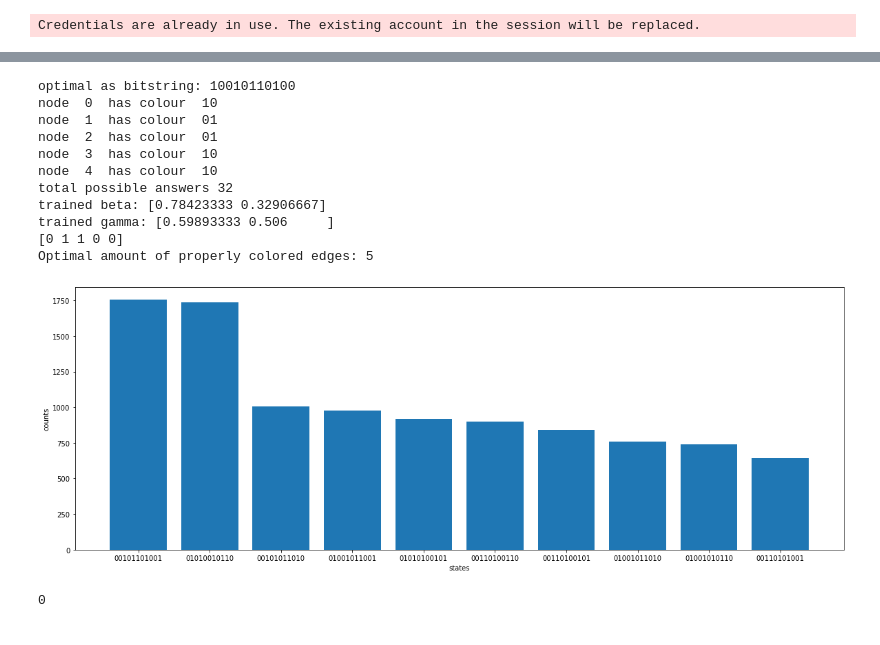
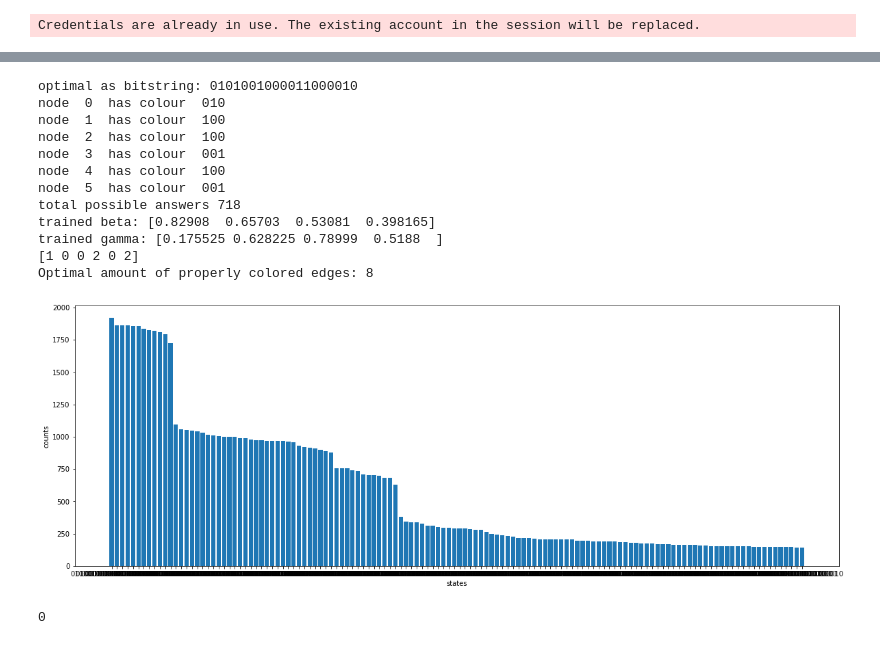
Before and after one commit to XunyiZhao/Quantum_Information_Project, a Jupyter notebook: k-colorable-subgraph.ipynb, the cells around one changed output, grey strips where cells are left out. Drawn from its saved outputs; the diff is of its cells as text; code cells hidden in the pictures.

```diff
--- a/k-colorable-subgraph.ipynb
+++ b/k-colorable-subgraph.ipynb
@@ -220,12 +222,12 @@ class k_color:
         plt.show()
 # %%
 #Hard to color: Prism
-#G = nx.Graph([(0,1),(1,2),(2,3),(0,3),(0,4),(3,4),(2,5),(1,5),(4,5)])
+G = nx.Graph([(0,1),(1,2),(2,3),(0,3),(0,4),(3,4),(2,5),(1,5),(4,5)])
 
 #nice testing graph
-G = nx.Graph([(0,1),(1,2),(1,3),(0,2),(2,4),(1,4)])
+#G = nx.Graph([(0,1),(1,2),(1,3),(0,2),(2,4),(1,4)])
 
-#G = nx.Graph([(0,1),(1,2),(2,3),(0,3)])
+#G = nx.Graph([(0,1),(1,2),(0,2)])
 k_col = k_color(G)
 k_col.draw()
 #k_col.build_circuit(2,[1],[2])
@@ -235,6 +237,6 @@ k_col.draw()
 # %%
 %%time
-curve = k_col.train(k = 2, opt_rounds=30, depth = 2, sims = 15000, learning_rate = 0.01)
+curve = k_col.train(k = 3, opt_rounds=100, depth = 4, sims = 100000, learning_rate = 0.01)
 plt.plot(curve)
 plt.ylabel('expect value')
 plt.xlabel('opt_rounds')
@@ -246,7 +248,7 @@ Wall time: 58.1 s
 #plot_histogram(k_col.counts, title="Bell initial statevector")
 
 counts = k_col.counts
-k=2
+k=3
 n=len(G)
 
 #print(counts)
@@ -258,46 +260,47 @@ print("optimal as bitstring:", optimum)
 # print(np.array(newcounts)[:,1].astype(int))
 for i in range(n):
     print("node ", i, " has colour ", optimum[i*k:i*k+k])
 
 
-bars = 10
+bars = 130
 
 print("total possible answers", len(counts))
 
 print('trained beta:', k_col.beta)
 print('trained gamma:', k_col.gamma)
 
 #print(np.array(list(optimum)[0:len(optimum)-1]))
 #color = np.argmax(np.array(list(optimum)[1:], dtype= np.int).reshape(n, -1), axis = 1)
 #print(color)
 color = np.argmax(np.array(list(optimum)[0:len(optimum)-1], dtype= np.int).reshape(n, -1), axis = 1)
 print(color)
 value = 0
 for i,j in G.edges:
     if color[i] != color [j]:
         value += 1
 print("Optimal amount of properly colored edges:", value)
 
 
 plt.figure(figsize=(20,7))
 plt.bar(range(min(len(counts),bars)), list(np.array(newcounts)[0:bars,1].astype(int)), align='center')
 plt.xticks(range(min(len(counts),bars)), list(np.array(newcounts)[0:bars,0]))
 plt.xlabel('states')
 plt.ylabel('counts')
 plt.show()
 # %% [output]
-optimal as bitstring: 10010110100
-node  0  has colour  10
-node  1  has colour  01
-node  2  has colour  01
-node  3  has colour  10
-node  4  has colour  10
-total possible answers 32
-trained beta: [0.78423333 0.32906667]
-trained gamma: [0.59893333 0.506     ]
-[0 1 1 0 0]
-Optimal amount of properly colored edges: 5
+optimal as bitstring: 0101001000011000010
+node  0  has colour  010
+node  1  has colour  100
+node  2  has colour  100
+node  3  has colour  001
+node  4  has colour  100
+node  5  has colour  001
+total possible answers 718
+trained beta: [0.82908  0.65703  0.53081  0.398165]
+trained gamma: [0.175525 0.628225 0.78999  0.5188  ]
+[1 0 0 2 0 2]
+Optimal amount of properly colored edges: 8
-[figure, old version]
+[figure, new version]
 # %%
 color = np.argmax(np.array(list(optimum)[1:], dtype= np.int).reshape(n, -1), axis = 1)
 value = 0
```
Also changed, not shown: parts of 3 cells of this notebook.
